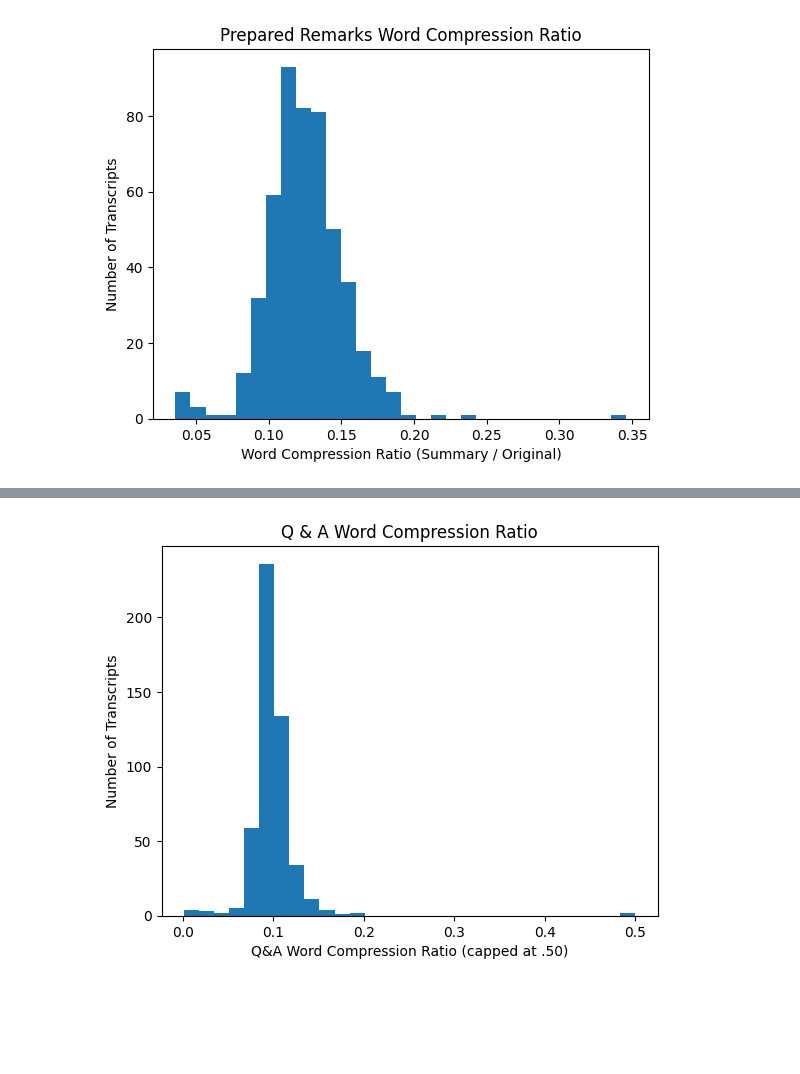
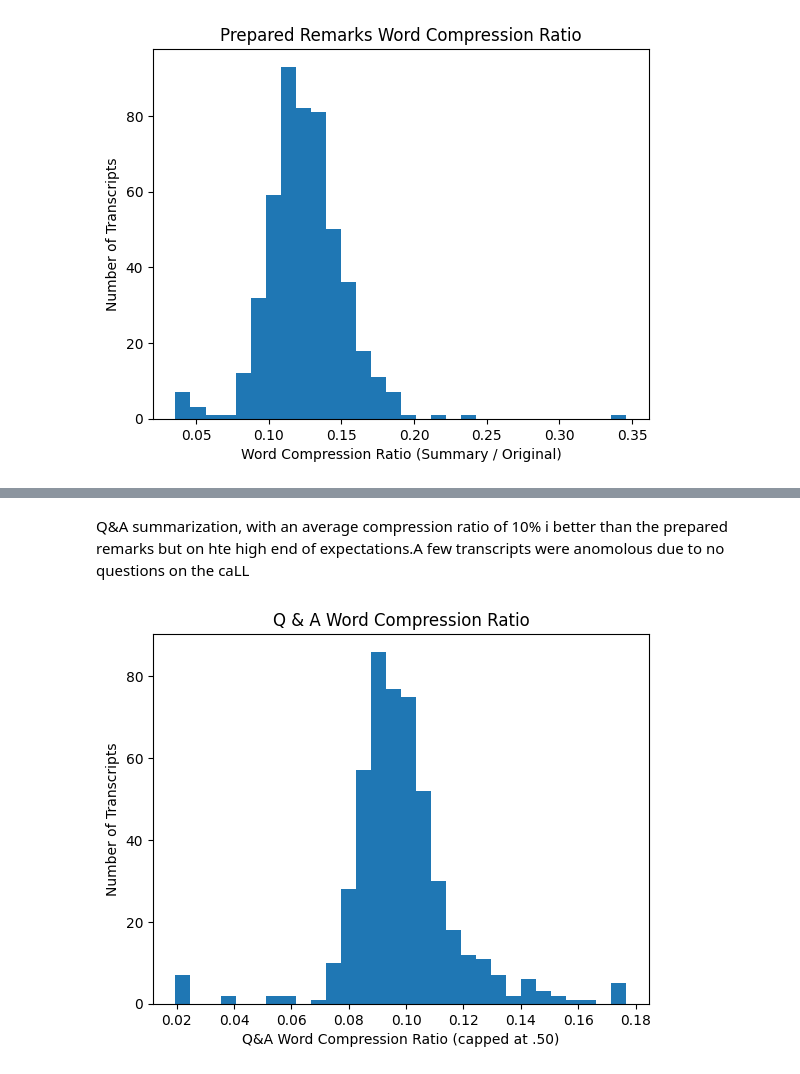
Before and after one commit to Seaner71/earnings-call-nlp, a Jupyter notebook: notebooks/03_summary_validation_analysis.ipynb, the cells around one changed output, grey strips where cells are left out. Drawn from its saved outputs; the diff is of its cells as text; code cells hidden in the pictures; blank space fills up the shorter version.

```diff
--- a/notebooks/03_summary_validation_analysis.ipynb
+++ b/notebooks/03_summary_validation_analysis.ipynb
@@ -204,14 +191,5 @@ Compression Ratio
 # %%
-def word_count(text):
-    if not isinstance(text, str):
-        return 0
-    return len(text.split())
-
-# word counts
+# originalword count
 df["prepared_word_count"] = df["prepared_remarks"].apply(word_count)
-df["prepared_summary_word_count"] = df["prepared_summary"].apply(word_count)
-
 # compression ratio (summary / original)
-df["prepared_word_compression"] = (
-    df["prepared_summary_word_count"] / df["prepared_word_count"]
-)
+df["prepared_word_compression"] = (df["prepared_summary_word_count"] / df["prepared_word_count"])
@@ -224,3 +216,9 @@ plt.title("Prepared Remarks Word Compression Ratio")
 plt.show()
 # %% [output]
 [figure]
+# %%
+# original char count
+df["prepared_char_count"] = df["prepared_remarks"].apply(char_count)
+# compression ratio (summary / original)
+df["prepared_char_compression"] = (df["prepared_summary_char_count"] / df["prepared_char_count"])
+df['prepared_char_compression'].describe()
@@ -227,7 +244,5 @@ plt.show()
 # %%
 df["qna_word_count"] = df["qna"].apply(word_count)
-df["qna_summary_word_count"] = df["qna_summary"].apply(word_count)
-
-df["qna_word_compression"] = (
-    df["qna_summary_word_count"] / df["qna_word_count"]
-)
+df["qna_word_compression"] = (df["qna_summary_word_count"] / df["qna_word_count"])
+# outliers need to investigate
+df['qna_word_compression'].describe()
@@ -255,9 +285,19 @@ outliers[['qna_word_count', 'qna_summary_word_count']]
+# %%
+# windsorize to visualize
+from scipy.stats.mstats import winsorize
+
+df["qna_word_compression_w"] = winsorize(
+    df["qna_word_compression"],
+    limits=[0.01, 0.01]
+)
+# %% [markdown]
+Q&A summarization, with an average compression ratio of 10% i better than the prepared remarks but on hte high end of expectations.A few transcripts were anomolous due to no questions on the caLL
 # %%
 plt.figure()
-plt.hist(df["qna_word_compression"].clip(upper=.50), bins=30) # remove outliers
+plt.hist(df["qna_word_compression_w"], bins=30) # remove outliers
 plt.xlabel("Q&A Word Compression Ratio (capped at .50)")
 plt.ylabel("Number of Transcripts")
 plt.title("Q & A Word Compression Ratio")
 plt.show()
 # %% [output]
-[figure, old version]
+[figure, new version]
```
Also changed, not shown: parts of 27 cells of this notebook.
